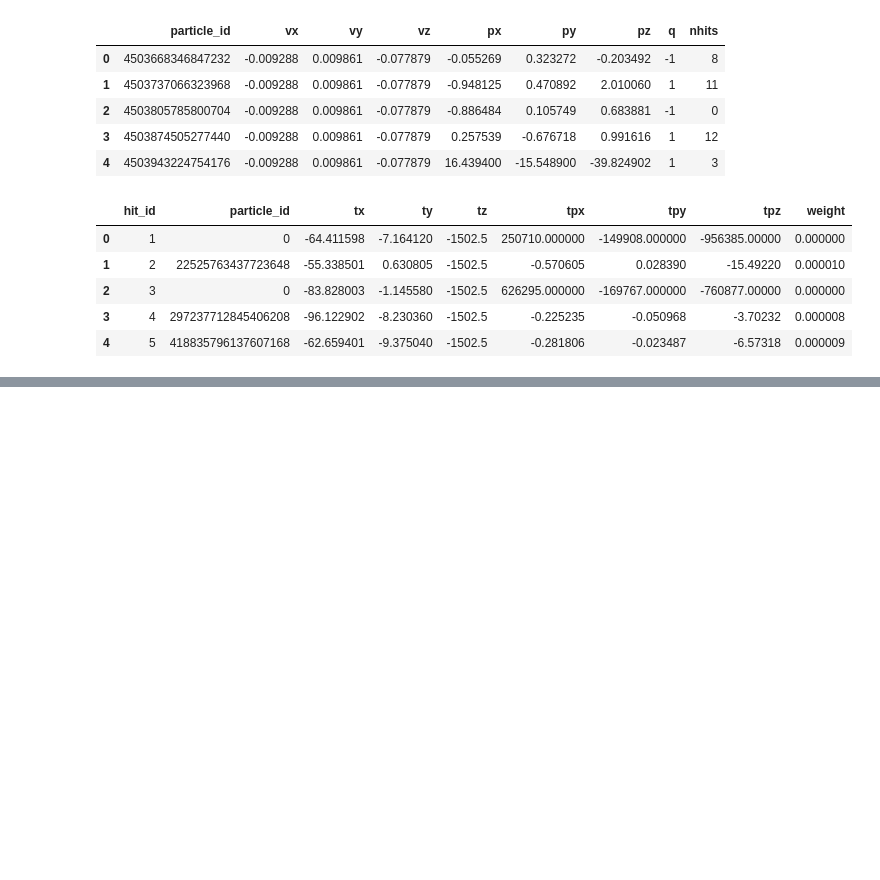
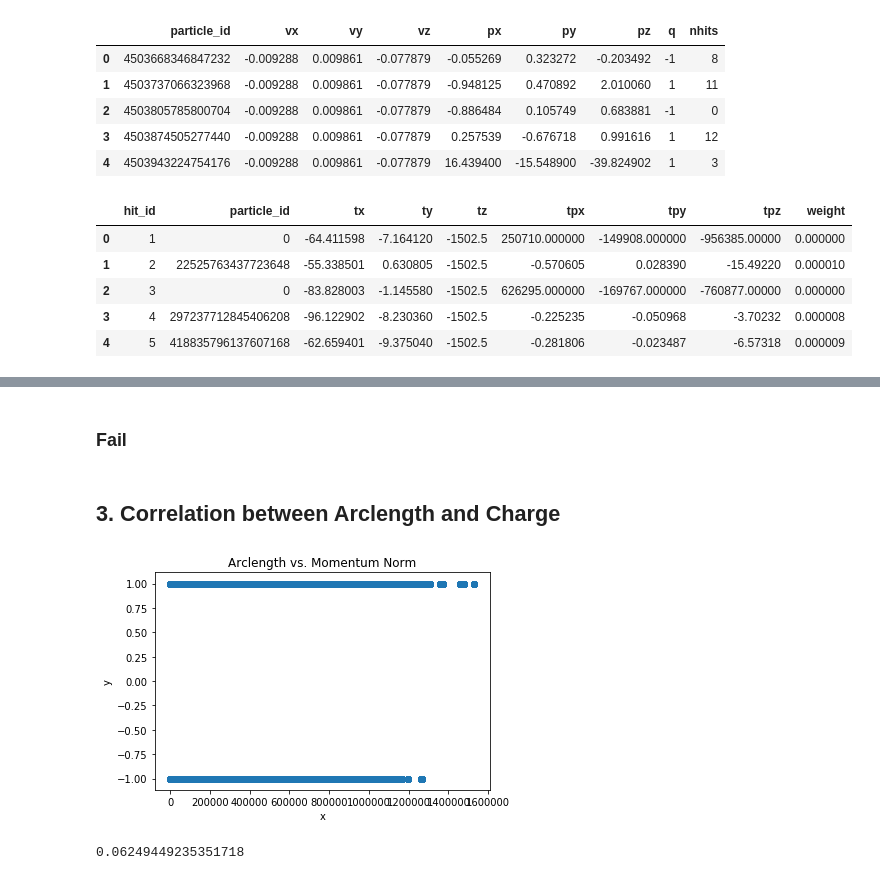
Before and after one commit to sqrider/MATH189_FINAL_PROJ, a Jupyter notebook: yyun_exploration.ipynb, the cells around one changed output, grey strips where cells are left out. Drawn from its saved outputs; the diff is of its cells as text; code cells hidden in the pictures; blank space fills up the shorter version.

```diff
--- a/yyun_exploration.ipynb
+++ b/yyun_exploration.ipynb
@@ -97,0 +133,19 @@ for particle_id,_ in particle_dict['px'].items():
+# %% [markdown]
+### Fail
+# %% [markdown]
+## 3. Correlation between Arclength and Charge
+# %%
+x = list(df.arclength)
+y = list(df.q)
+plt.scatter(x, y)
+plt.title('Arclength vs. Momentum Norm')
+plt.xlabel('x')
+plt.ylabel('y')
+# plt.ylim((0.0, 0.000175))
+plt.show()
+# %% [output]
+[figure, added]
+# %%
+df.arclength.corr(df.q)
+# %% [output]
+0.06249449235351718
```
Also changed, not shown: parts of 16 cells of this notebook.
